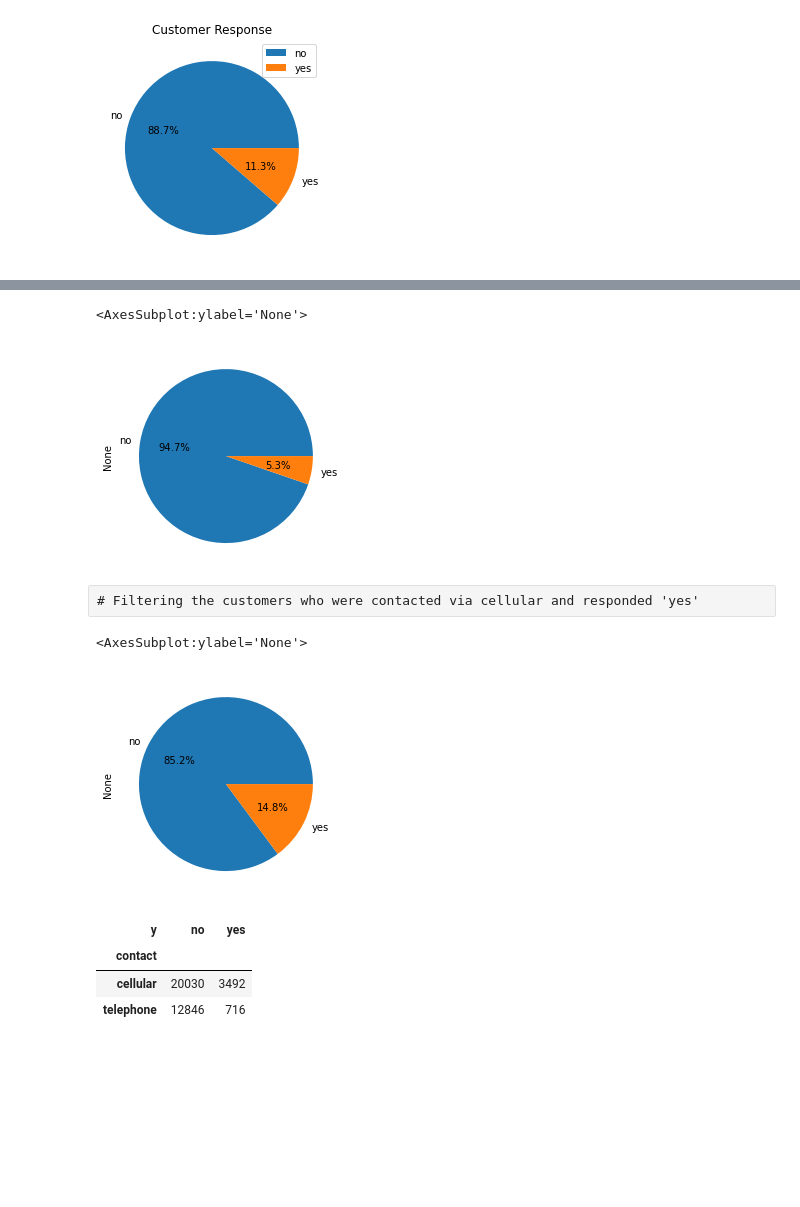
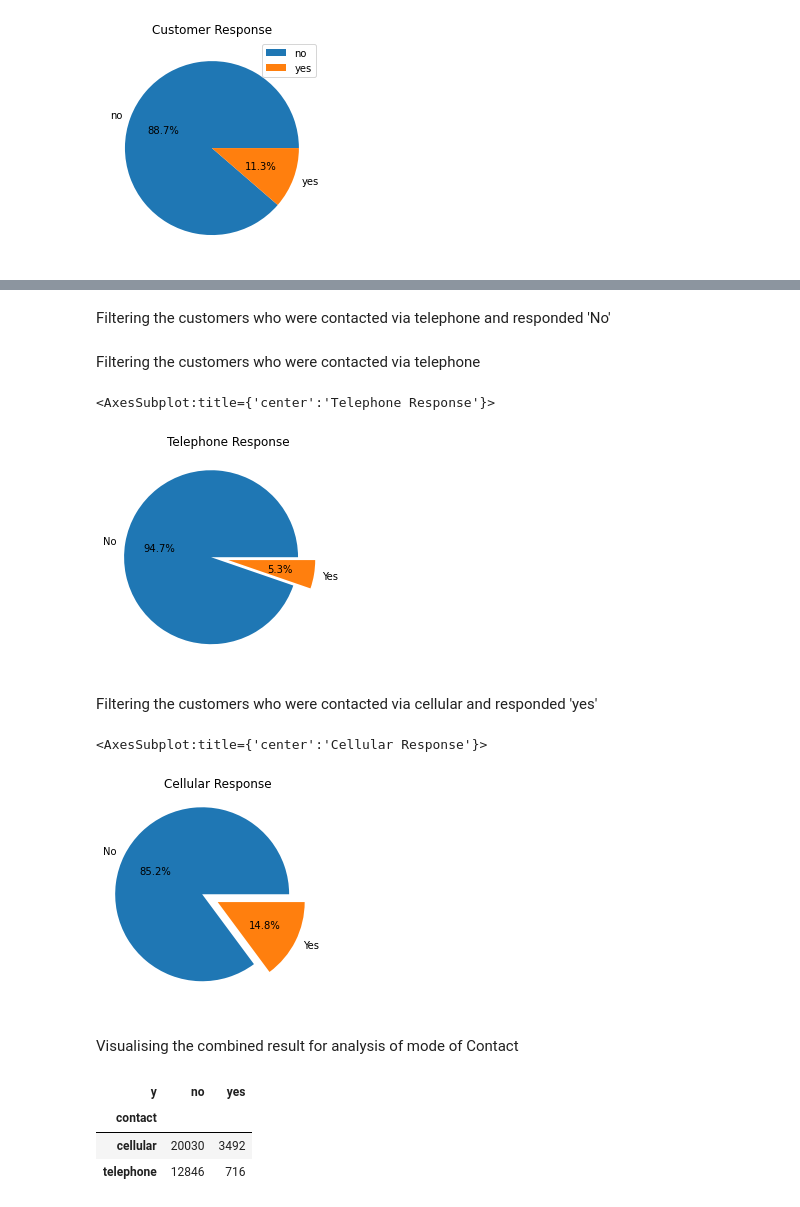
Before and after one commit to ilaav/b1CapstoneProject, a Jupyter notebook: CHECKPOINT1.ipynb, the cells around one changed output, grey strips where cells are left out. Saved outputs shown, nothing was run; the diff lists cells and outputs as text; code cells hidden in the pictures; blank space fills up the shorter version.

```diff
--- a/CHECKPOINT1.ipynb
+++ b/CHECKPOINT1.ipynb
@@ -83,21 +79,29 @@ tel_yes = df1[["contact", "y"]].loc[(df1["contact"] == "telephone") & (df1["y"]=
+# %% [markdown]
+Filtering the customers who were contacted via telephone and responded 'No'
 # %%
 tel_no = df1[["contact", "y"]].loc[(df1["contact"] == "telephone") & (df1["y"]=="no")]
+# %% [markdown]
+Filtering the customers who were contacted via telephone
 # %%
 tel =  df1[["contact", "y"]].loc[(df1["contact"] == "telephone")]
+# %%
+myexplode = [0.2, 0]
 # %%
-tel.groupby('y').size().plot.pie(autopct='%1.1f%%')
+tel.groupby('y').size().plot.pie(autopct='%1.1f%%', explode = myexplode, labels = ['No', 'Yes'], title="Telephone Response", ylabel="")
 # %% [output]
-<AxesSubplot:ylabel='None'>
+<AxesSubplot:title={'center':'Telephone Response'}>
-[figure, old version]
+[figure, new version]
-# %% [raw]
-# Filtering the customers who were contacted via cellular and responded 'yes'
+# %% [markdown]
+Filtering the customers who were contacted via cellular and responded 'yes'
 # %%
 cellular =  df1[["contact", "y"]].loc[(df1["contact"] == "cellular")]
 # %%
-cellular.groupby('y').size().plot.pie(autopct='%1.1f%%')
+cellular.groupby('y').size().plot.pie(autopct='%1.1f%%', title="Cellular Response", labels = ['No', 'Yes'], ylabel="", explode = myexplode)
 # %% [output]
-<AxesSubplot:ylabel='None'>
+<AxesSubplot:title={'center':'Cellular Response'}>
-[figure, old version]
+[figure, new version]
+# %% [markdown]
+Visualising the combined result for analysis of mode of Contact
 # %%
 df_telephone = df1.groupby(['contact', 'y'])['Customer_id'].count().unstack()
 # %%
```
Also changed, not shown: parts of 75 cells of this notebook.
